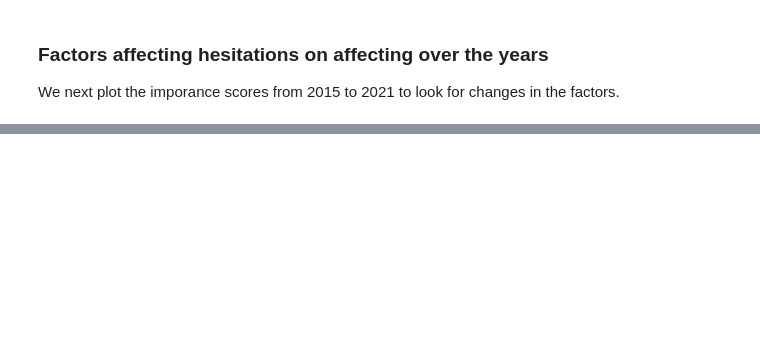
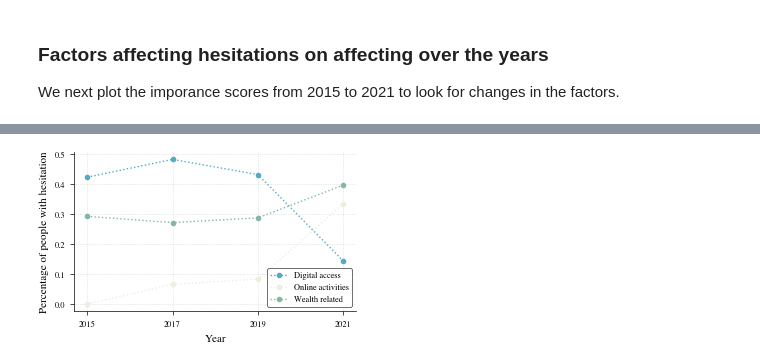
Before and after one commit to swag2198/data-literacy, a Jupyter notebook: exp/XGB_feature_importance.ipynb, the cells around one changed output, grey strips where cells are left out. Cells and saved outputs as stored; diff of their text form; code cells hidden in the pictures; blank space fills up the shorter version.

```diff
--- a/exp/XGB_feature_importance.ipynb
+++ b/exp/XGB_feature_importance.ipynb
@@ -537,0 +533,42 @@ Name: count, dtype: int64
+# %%
+years = [int(year) for year in importance_distribution_df.columns.to_list()]
+
+# draw a line plot of the importance distribution - year vs category
+with plt.rc_context({**bundles.icml2022(column='half', nrows=1, ncols=1, usetex=False), **tueplots.axes.lines()}):
+
+    fig, ax = plt.subplots()
+
+    for category in ['Digital access', 'Online activities', 'Wealth related']:
+        values = []
+
+        for year in years:
+            values.append(year_to_importance_distribution_map[str(year)][category])
+
+        ax.plot(
+            years,
+            values,
+            label=category,
+            color=category_color_map[category],
+            ls=':',
+            marker="."
+            )
+
+
+    ax.set_xlabel("Year")
+    ax.set_ylabel("Percentage of people with hesitation")
+    # ax.set_title("Percentage of people with hesitation over time")
+
+    # Add spines
+    ax.spines["top"].set(visible = False)
+    ax.spines["right"].set(visible = False)
+    ax.grid(True, color = "lightgrey", ls = ":")
+
+    # Set ticks
+    ax.set_xticks(years)
+
+    plt.legend()
+    plt.savefig("../res/figures/categories_over_time.pdf")
+    plt.show()
+    plt.close(fig)
+# %% [output]
+[figure, added]
```
Also changed, not shown: parts of 14 cells of this notebook, 2 other files.
